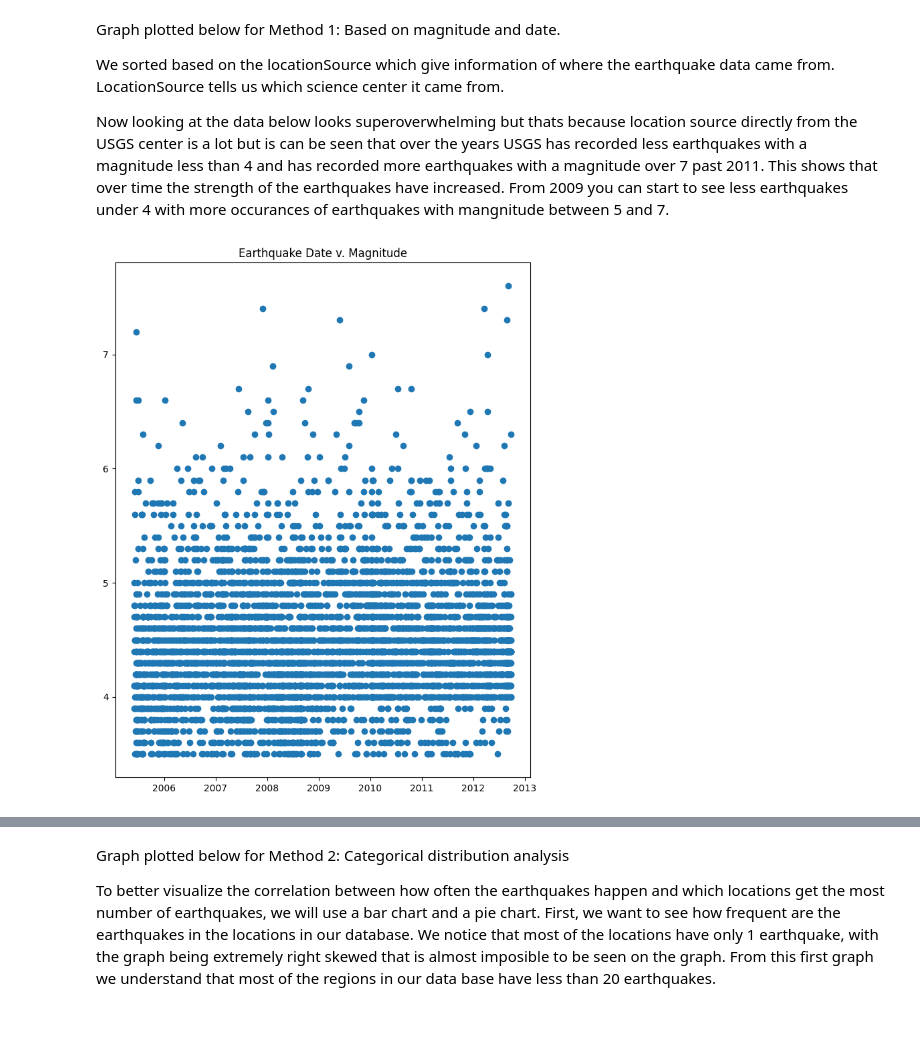
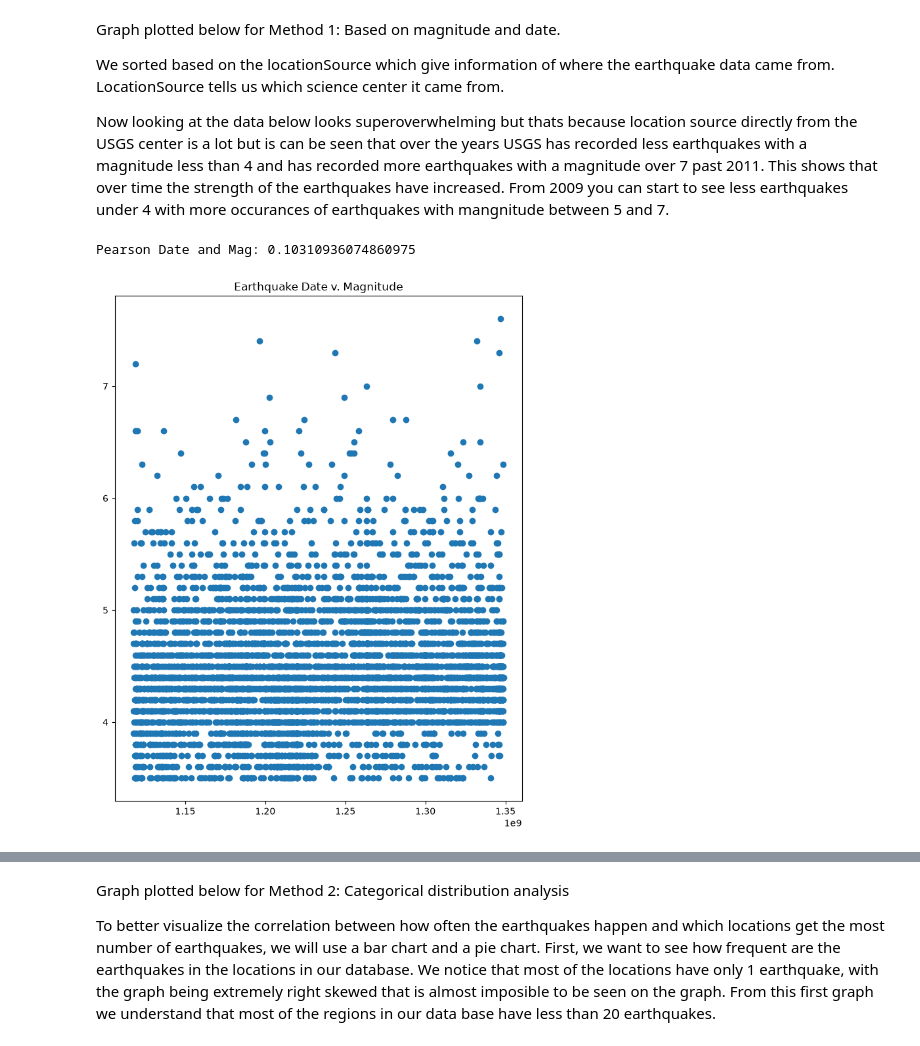
Before and after one commit to NatalieFig/cmsc320finalproj, a Jupyter notebook: CMSC320_Final_Project.ipynb, the cells around one changed output, grey strips where cells are left out. Saved outputs shown, nothing was run; the diff lists cells and outputs as text; code cells hidden in the pictures.

Commit message:
added some pearson tests, and some analysis

```diff
--- a/CMSC320_Final_Project.ipynb
+++ b/CMSC320_Final_Project.ipynb
@@ -102,14 +102,20 @@ Now looking at the data below looks superoverwhelming but thats because location
 # %%
 #write code here to plot graph this is date v mag
 
 #but this looks like a lot, maybes we just plot frequency of mags,
 #or we narrow the range (groupby locationSource) for 'us' in locationSource before we plot
 
 test_df = earthquakes_df.groupby('locationSource')
-region = test_df.get_group('us')
+region = test_df.get_group('us').copy()
+region['date'] = pd.to_datetime(region['date']).astype('int64')
+rvalue = region['date'].corr(region['mag'])
+print(f"Pearson Date and Mag: {rvalue}")
+#plot the region
+rvalue = region['date'].corr(region['mag'])
 plt.figure(figsize=(8, 10))
 plt.scatter(region['date'], region['mag'])
 plt.title("Earthquake Date v. Magnitude")
 plt.show()
 # %% [output]
+Pearson Date and Mag: 0.10310936074860975
-[figure, old version]
+[figure, new version]
```
Also changed, not shown: parts of 6 cells of this notebook.
